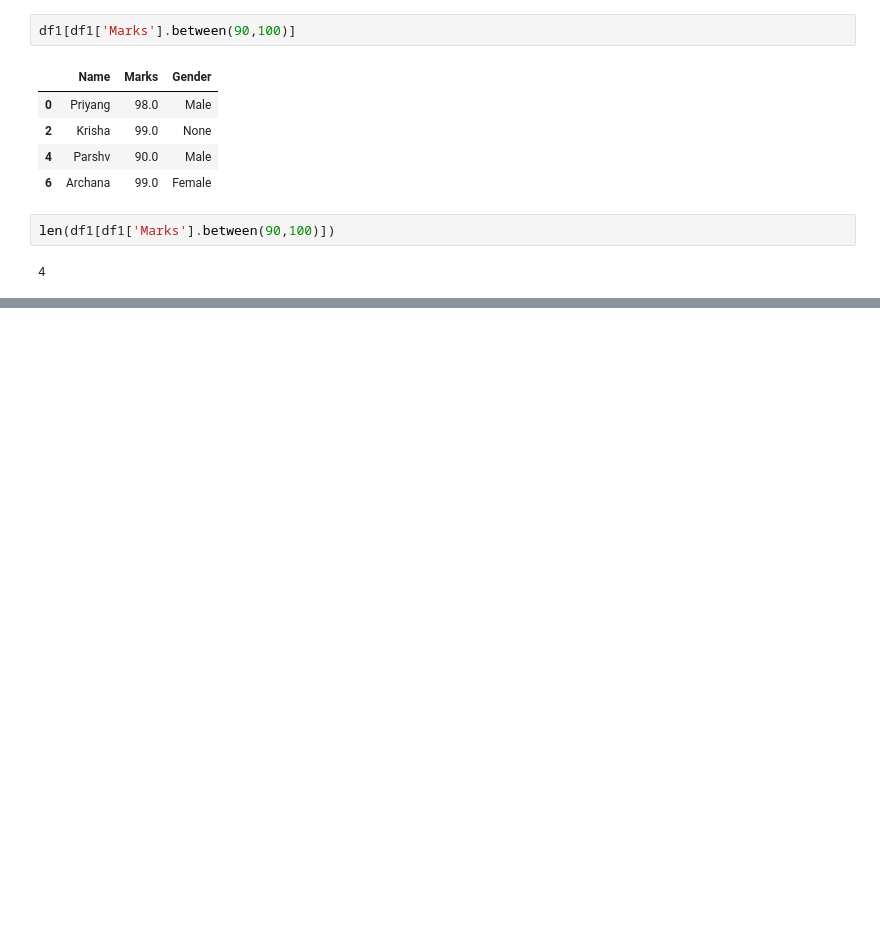
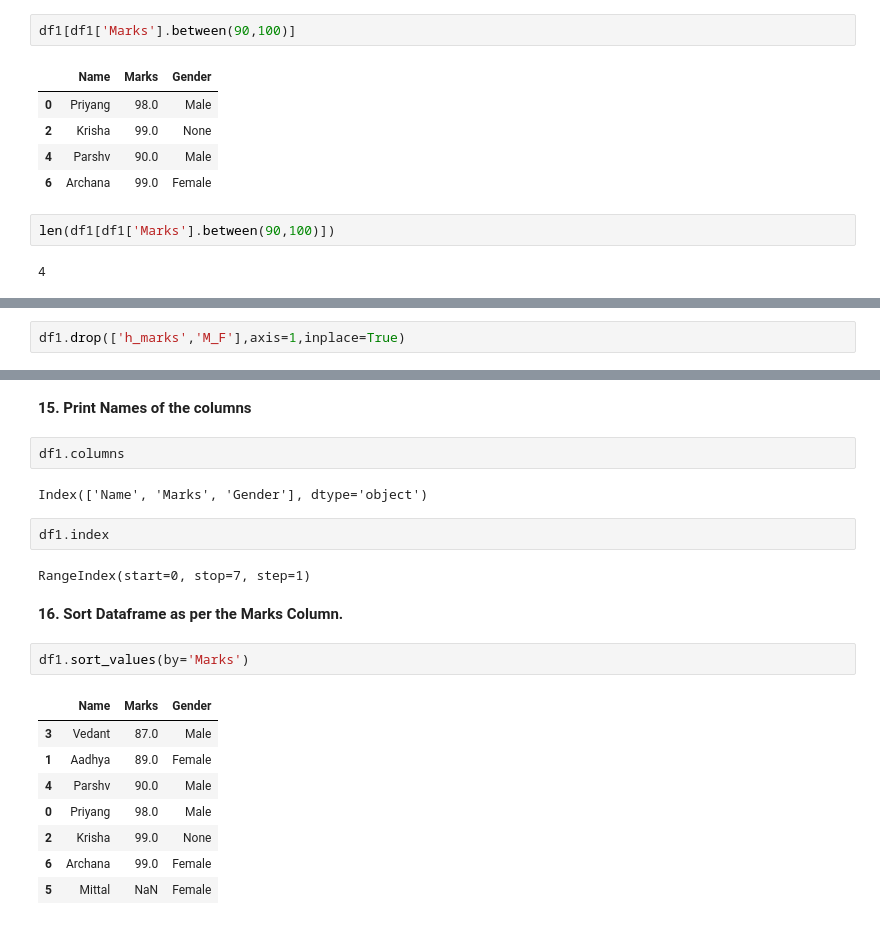
Before and after one commit to preetjawaria/pandas, a Jupyter notebook: pandas_1.ipynb, the cells around one changed output, grey strips where cells are left out. Cells and saved outputs as stored; diff of their text form; blank space fills up the shorter version.

```diff
--- a/pandas_1.ipynb
+++ b/pandas_1.ipynb
@@ -241,0 +357,2 @@ len(df1[df1['Marks'].between(90,100)])
+# %%
+df1.drop(['h_marks','M_F'],axis=1,inplace=True)
@@ -241,0 +370,23 @@ len(df1[df1['Marks'].between(90,100)])
+# %% [markdown]
+**15. Print Names of the columns**
+# %%
+df1.columns
+# %% [output]
+Index(['Name', 'Marks', 'Gender'], dtype='object')
+# %%
+df1.index
+# %% [output]
+RangeIndex(start=0, stop=7, step=1)
+# %% [markdown]
+**16. Sort Dataframe as per the Marks Column.**
+# %%
+df1.sort_values(by='Marks')
+# %% [output]
+|  | Name | Marks | Gender |
+| 3 | Vedant | 87.0 | Male |
+| 1 | Aadhya | 89.0 | Female |
+| 4 | Parshv | 90.0 | Male |
+| 0 | Priyang | 98.0 | Male |
+| 2 | Krisha | 99.0 | None |
+| 6 | Archana | 99.0 | Female |
+| 5 | Mittal | NaN | Female |
```
Also changed, not shown: parts of 27 cells of this notebook.
